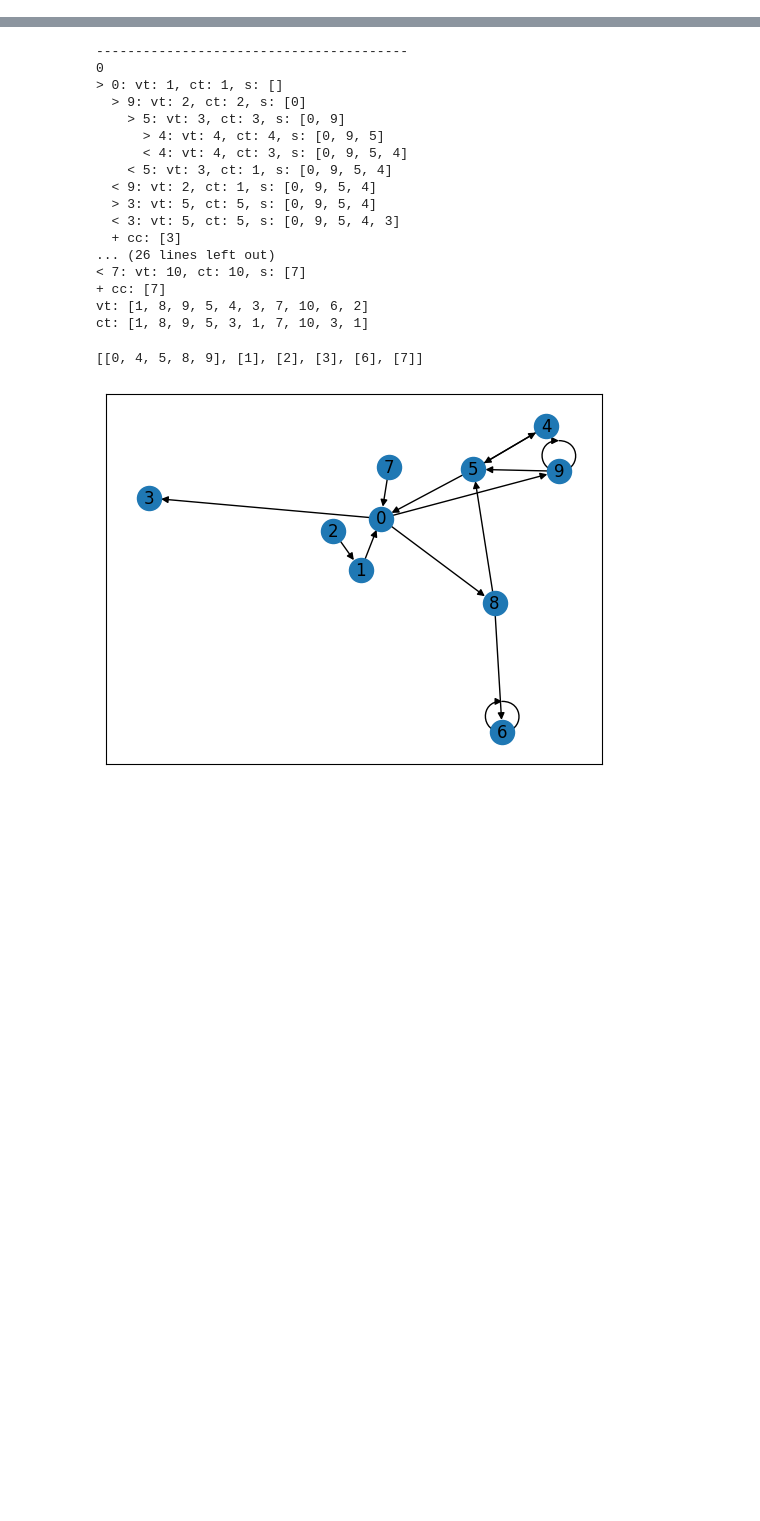
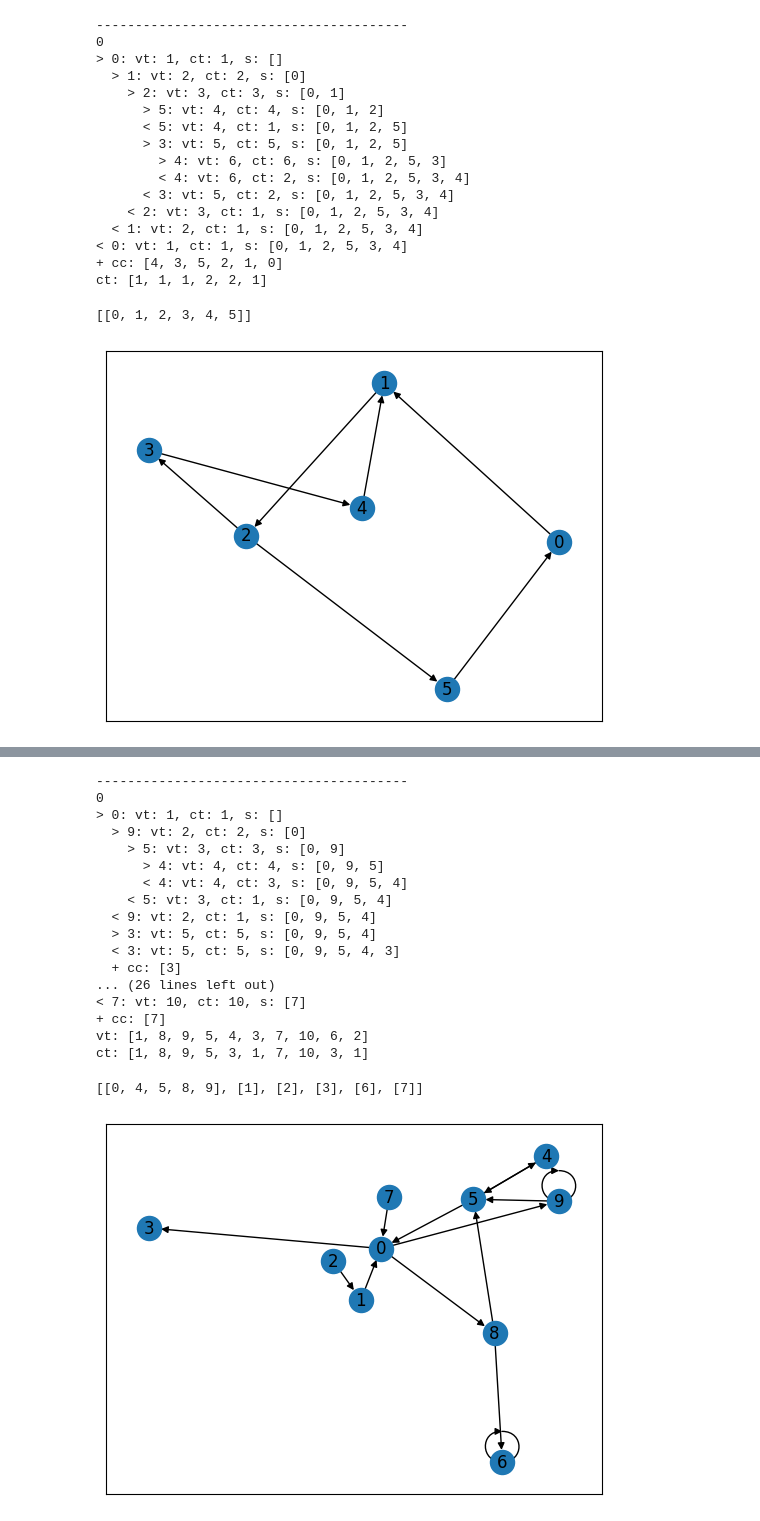
Before and after one commit to czaky/puzzles, a Jupyter notebook: notebook.ipynb, the cells around one changed output, grey strips where cells are left out. Cells and saved outputs as stored; diff of their text form; code cells hidden in the pictures; blank space fills up the shorter version.

```diff
--- a/notebook.ipynb
+++ b/notebook.ipynb
@@ -152,0 +154,24 @@ def tarjans(adj: List[List[int]]) -> List[List[int]]:
+# %%
+adj = [[1], [2], [5, 3], [4], [1], [0]]
+g = nx.DiGraph(dict(enumerate(adj)))
+nx.draw_networkx(g)
+tarjans(adj)
+# %% [output]
+----------------------------------------
+0
+> 0: vt: 1, ct: 1, s: []
+  > 1: vt: 2, ct: 2, s: [0]
+    > 2: vt: 3, ct: 3, s: [0, 1]
+      > 5: vt: 4, ct: 4, s: [0, 1, 2]
+      < 5: vt: 4, ct: 1, s: [0, 1, 2, 5]
+      > 3: vt: 5, ct: 5, s: [0, 1, 2, 5]
+        > 4: vt: 6, ct: 6, s: [0, 1, 2, 5, 3]
+        < 4: vt: 6, ct: 2, s: [0, 1, 2, 5, 3, 4]
+      < 3: vt: 5, ct: 2, s: [0, 1, 2, 5, 3, 4]
+    < 2: vt: 3, ct: 1, s: [0, 1, 2, 5, 3, 4]
+  < 1: vt: 2, ct: 1, s: [0, 1, 2, 5, 3, 4]
+< 0: vt: 1, ct: 1, s: [0, 1, 2, 5, 3, 4]
++ cc: [4, 3, 5, 2, 1, 0]
+ct: [1, 1, 1, 2, 2, 1]
+[[0, 1, 2, 3, 4, 5]]
+[figure, added]
```
Also changed, not shown: parts of 7 cells of this notebook, 2 other files.
